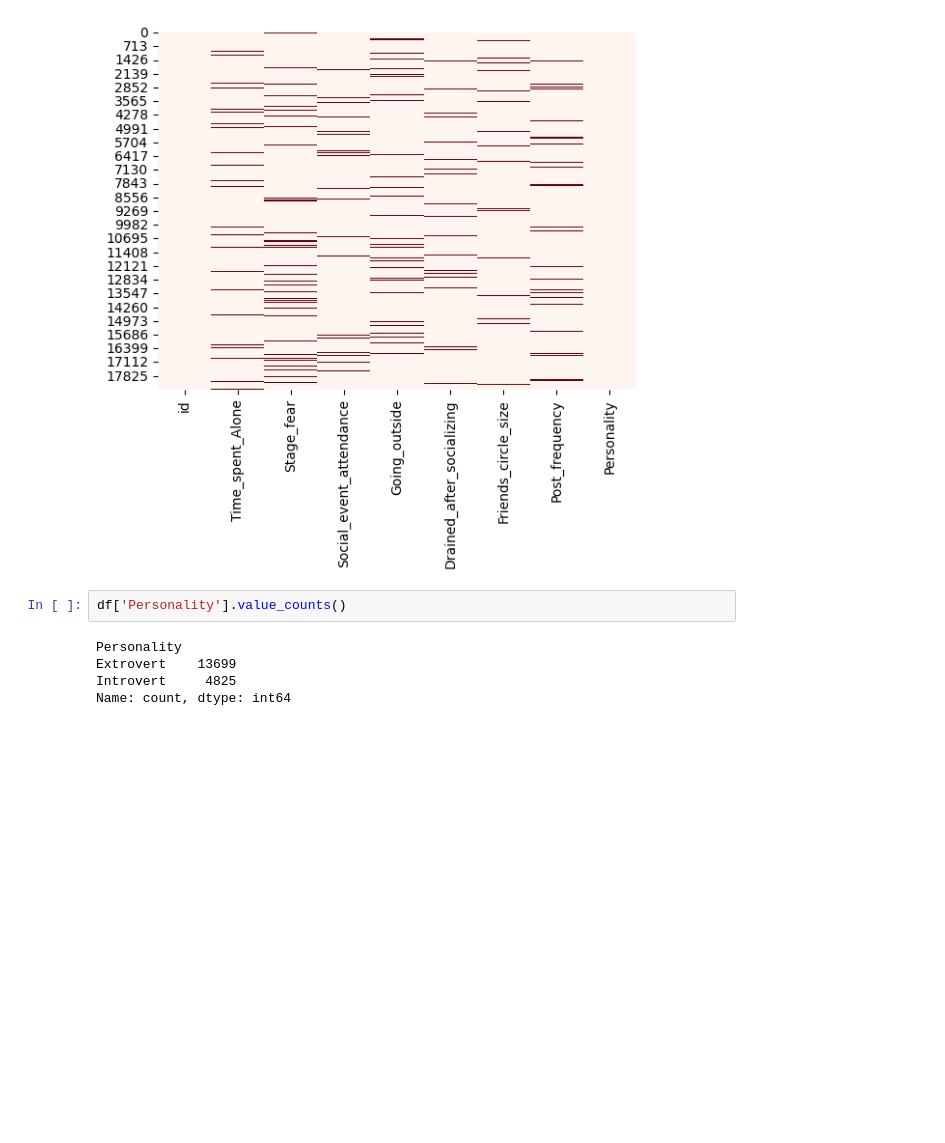
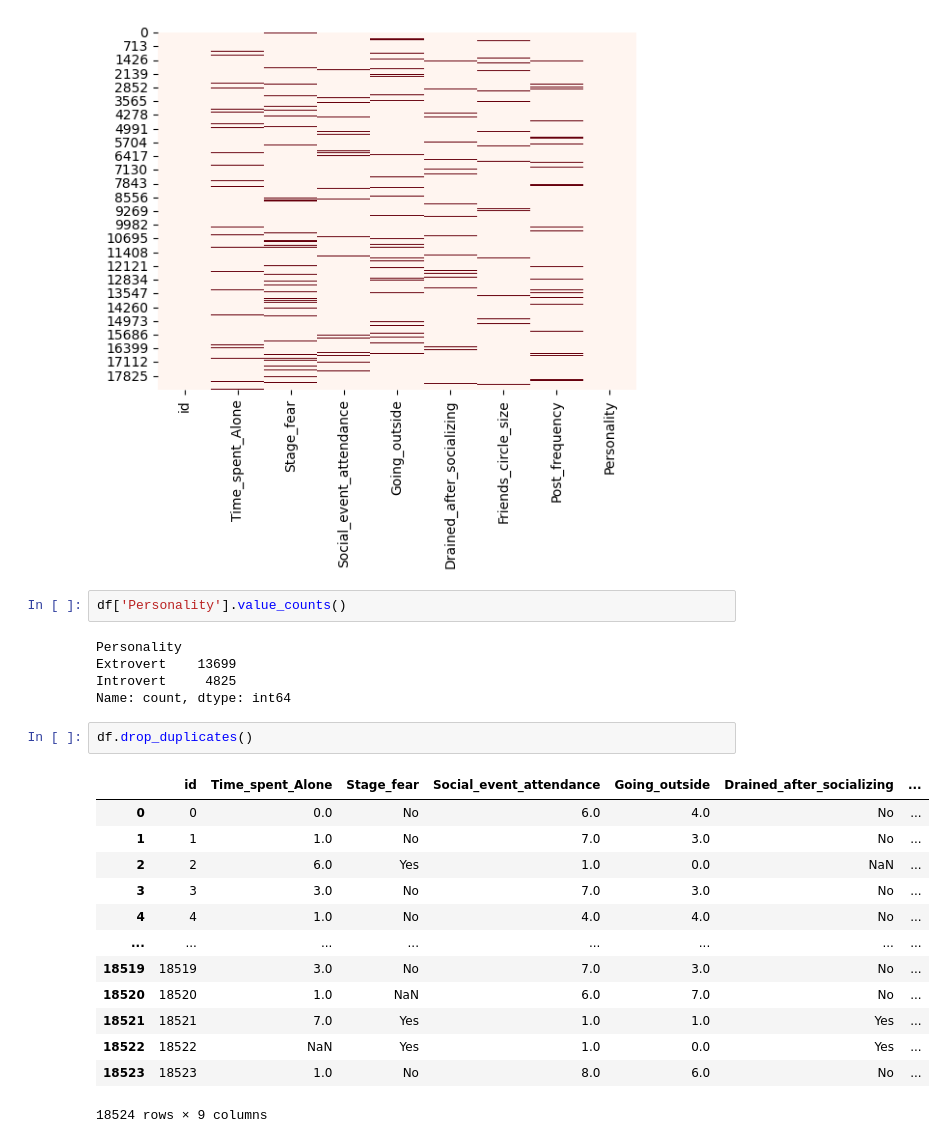
Before and after one commit to ARUNAGIRINATHAN-K/Behavioral-Analytics-of-Introverts-vs-Extroverts, a Jupyter notebook: Data_preprocessing/data_processing.ipynb, the cells around one changed output. Saved outputs shown, nothing was run; the diff lists cells and outputs as text; blank space fills up the shorter version.

Commit message:
duplicate_values

```diff
--- a/Data_preprocessing/data_processing.ipynb
+++ b/Data_preprocessing/data_processing.ipynb
@@ -70,3 +70,19 @@ Personality
 Extrovert    13699
 Introvert     4825
 Name: count, dtype: int64
+# %%
+df.drop_duplicates()
+# %% [output]
+|  | id | Time_spent_Alone | Stage_fear | Social_event_attendance | Going_outside | Drained_after_socializing | ... |
+| 0 | 0 | 0.0 | No | 6.0 | 4.0 | No | ... |
+| 1 | 1 | 1.0 | No | 7.0 | 3.0 | No | ... |
+| 2 | 2 | 6.0 | Yes | 1.0 | 0.0 | NaN | ... |
+| 3 | 3 | 3.0 | No | 7.0 | 3.0 | No | ... |
+| 4 | 4 | 1.0 | No | 4.0 | 4.0 | No | ... |
+| ... | ... | ... | ... | ... | ... | ... | ... |
+| 18519 | 18519 | 3.0 | No | 7.0 | 3.0 | No | ... |
+| 18520 | 18520 | 1.0 | NaN | 6.0 | 7.0 | No | ... |
+| 18521 | 18521 | 7.0 | Yes | 1.0 | 1.0 | Yes | ... |
+| 18522 | 18522 | NaN | Yes | 1.0 | 0.0 | Yes | ... |
+| 18523 | 18523 | 1.0 | No | 8.0 | 6.0 | No | ... |
+18524 rows × 9 columns
```
